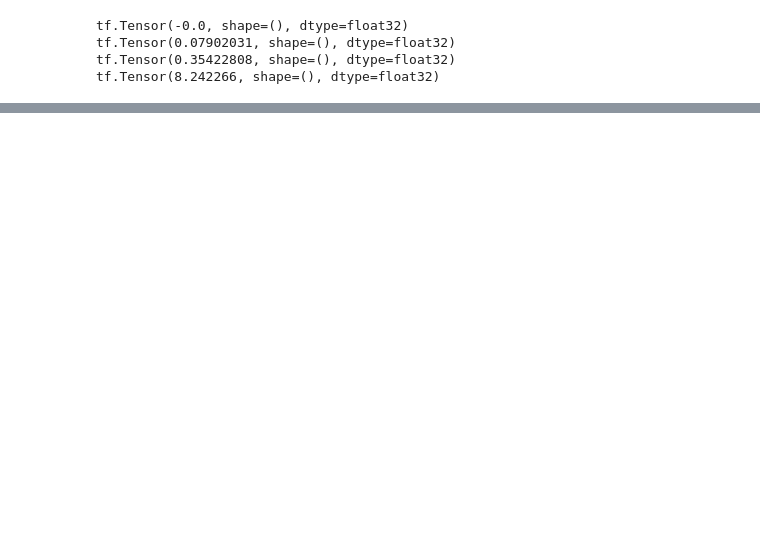
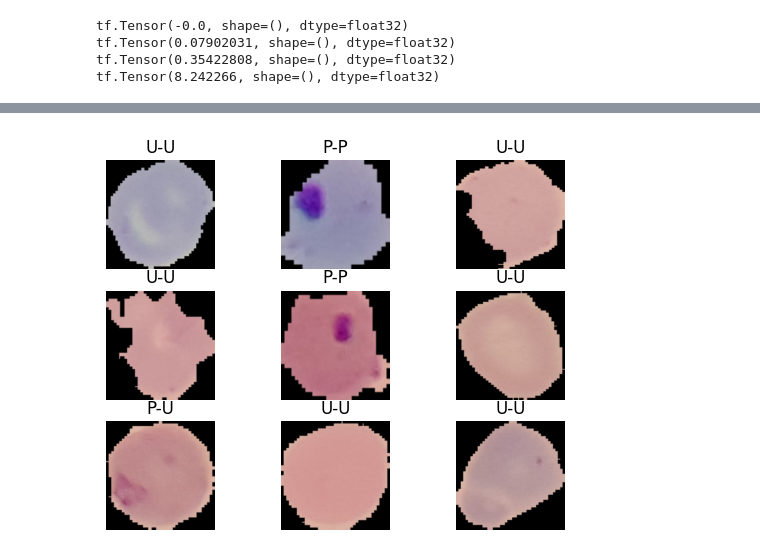
Before and after one commit to Rishu-N/COMPUTER-VISION, a Jupyter notebook: 1_Malaria.ipynb, the cells around one changed output, grey strips where cells are left out. Drawn from its saved outputs; the diff is of its cells as text; code cells hidden in the pictures; blank space fills up the shorter version.

```diff
--- a/1_Malaria.ipynb
+++ b/1_Malaria.ipynb
@@ -114,6 +114,7 @@ def resize_rescale(image,label):
 # %%
 train_dataset = train_dataset.map(resize_rescale)
 val_dataset = val_dataset.map(resize_rescale)
+test_dataset = test_dataset.map(resize_rescale)
 # %%
 for image,label in train_dataset.take(1):
   print(image,label)
@@ -242,0 +249,6 @@ Epoch 100/100
+# %%
+def parasite_or_not(x):
+  if x<0.5:
+    return str('P')
+  else:
+    return str('U')
@@ -242,0 +281,8 @@ Epoch 100/100
+# %%
+for image, label in test_dataset.take(1):
+  for i in range(9):
+    ax = plt.subplot(3,3,i+1)
+    plt.imshow(image[i])
+    plt.title(parasite_or_not(label.numpy()[i])+"-"+parasite_or_not(model.predict(image)[i][0]))
+    plt.axis("off")
+# %% [output]
@@ -242,0 +298 @@ Epoch 100/100
+[figure, added]
```
Also changed, not shown: parts of 20 cells of this notebook.
